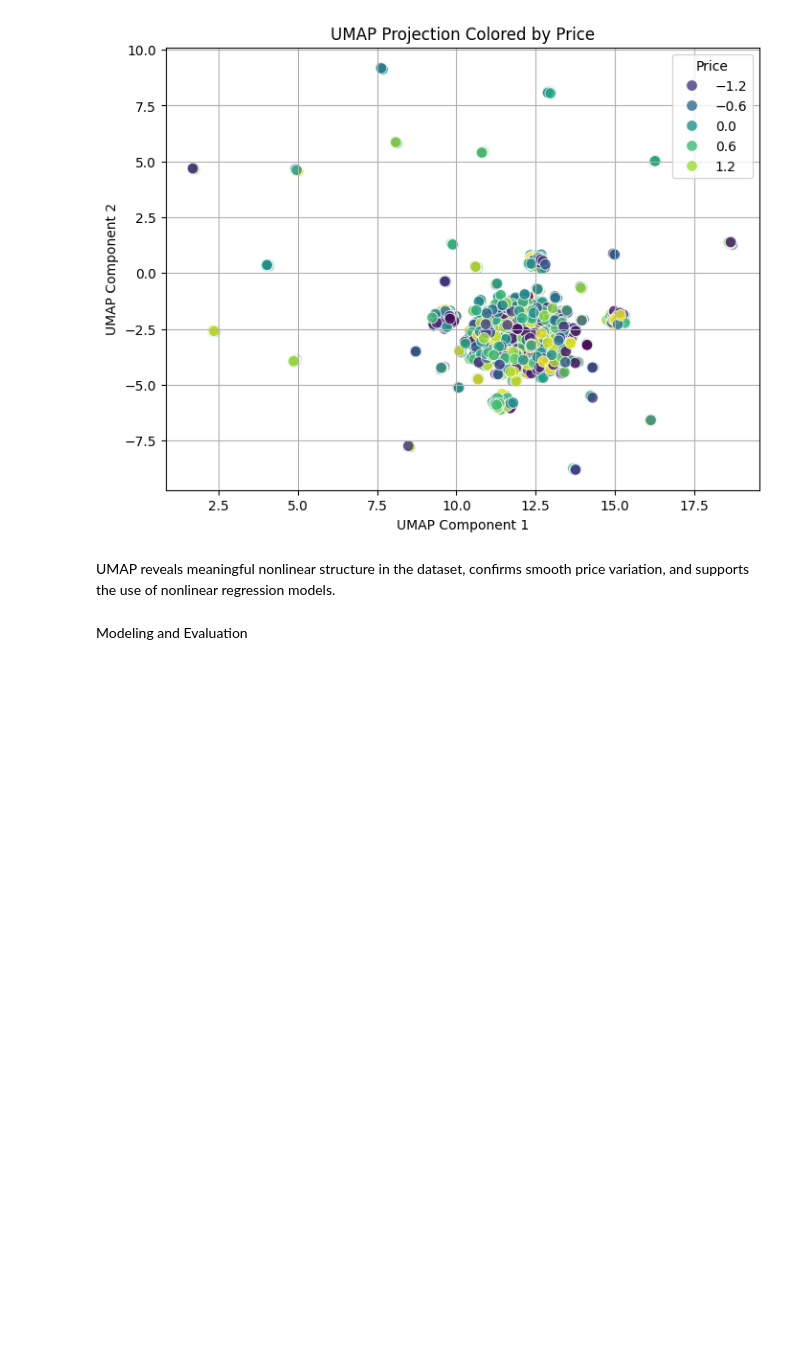
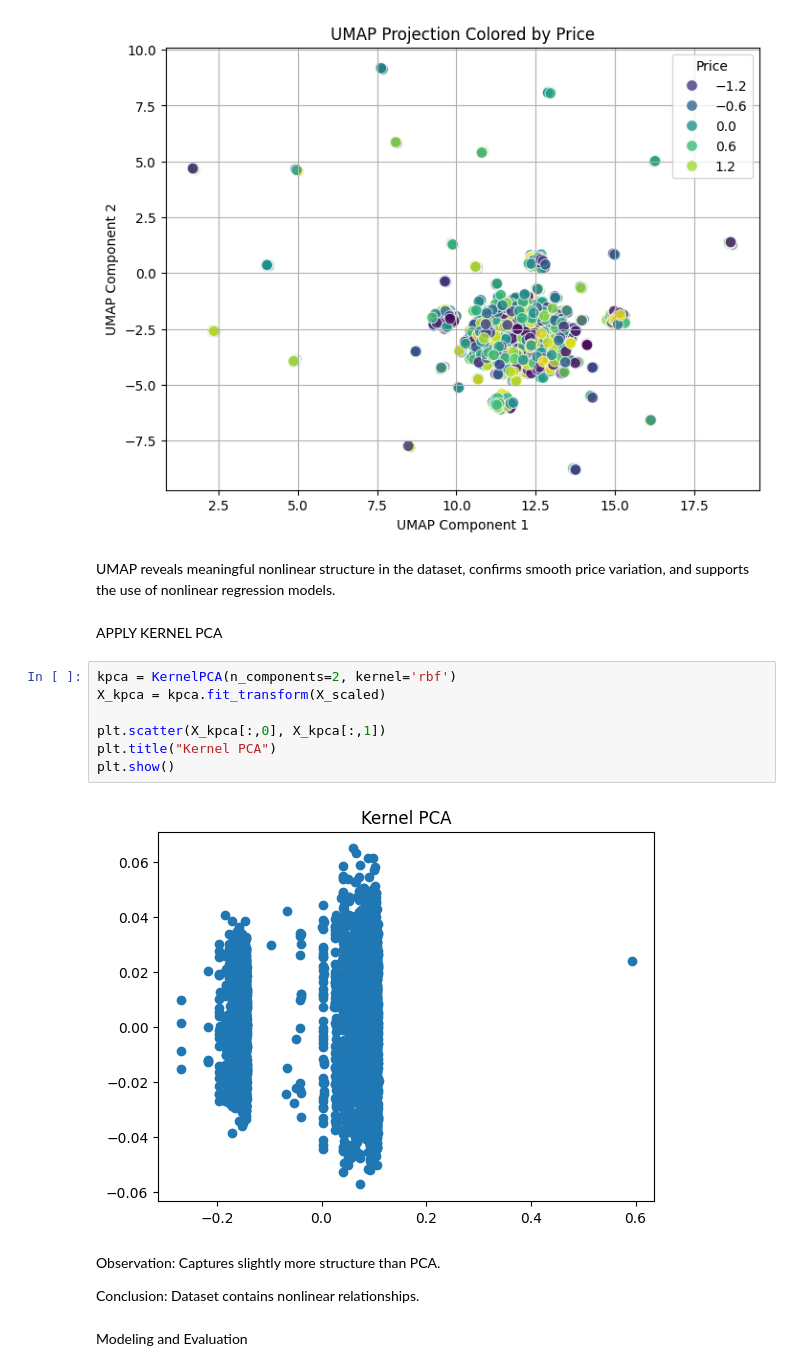
Before and after one commit to Annex-Ogeya/ADVANCED_MACHINE_LEARNING, a Jupyter notebook: Week1_project.ipynb, the cells around one changed output. Cells and saved outputs as stored; diff of their text form; blank space fills up the shorter version.

```diff
--- a/Week1_project.ipynb
+++ b/Week1_project.ipynb
@@ -351,6 +353,23 @@ plt.show()
 [figure]
 # %% [markdown]
 UMAP reveals meaningful nonlinear structure in the dataset, confirms smooth price variation, and supports the use of nonlinear regression models.
+# %% [markdown]
+APPLY KERNEL PCA
+# %%
+kpca = KernelPCA(n_components=2, kernel='rbf')
+X_kpca = kpca.fit_transform(X_scaled)
+
+plt.scatter(X_kpca[:,0], X_kpca[:,1])
+plt.title("Kernel PCA")
+plt.show()
+# %% [output]
+[figure, added]
+# %% [markdown]
+Observation:
+Captures slightly more structure than PCA.
+
+Conclusion:
+Dataset contains nonlinear relationships.
 # %% [markdown]
 Modeling and Evaluation
 # %%
```
Also changed, not shown: parts of 5 cells of this notebook, 2 other files.
